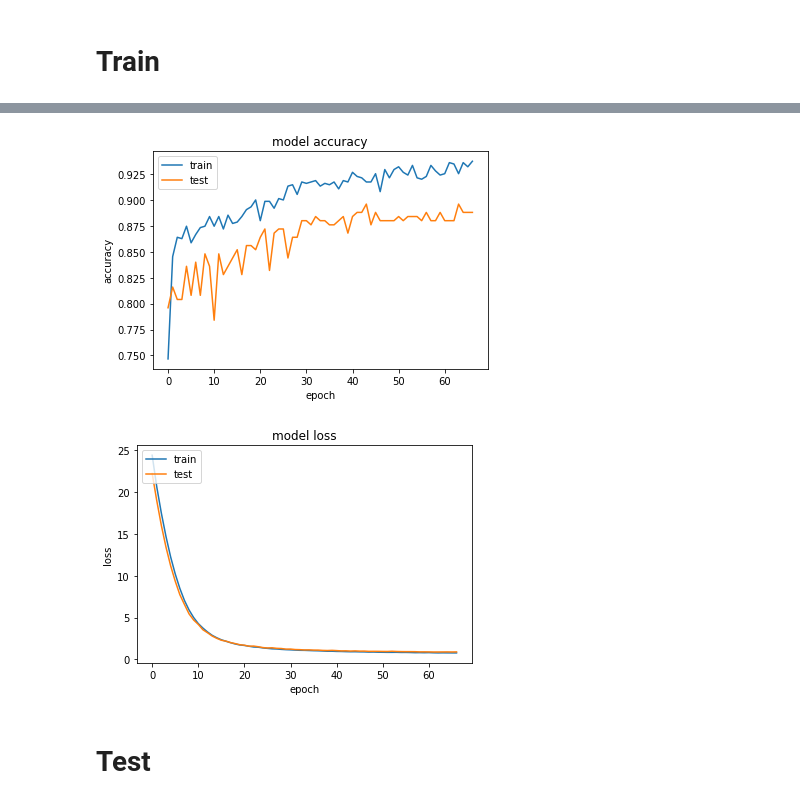
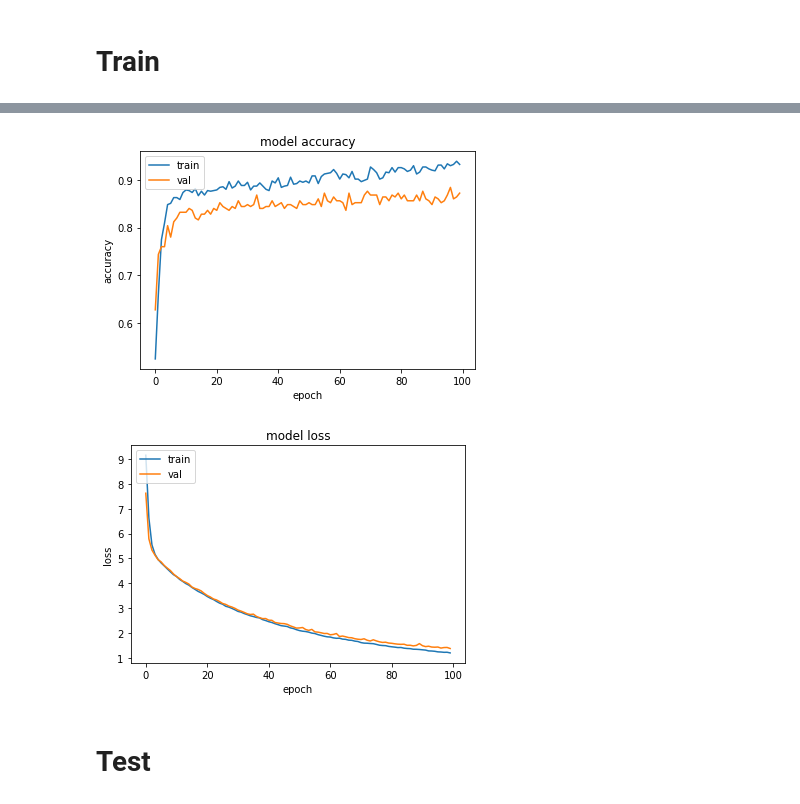
Before and after one commit to Tyred/TimeSeriesClassification, a Jupyter notebook: CNN.ipynb, the cells around one changed output, grey strips where cells are left out. Drawn from its saved outputs; the diff is of its cells as text; code cells hidden in the pictures.

Commit message:
Back to L2, using logits, increased batch size

```diff
--- a/CNN.ipynb
+++ b/CNN.ipynb
@@ -122,63 +136,63 @@ class CNN(tf.keras.Model):
     def __init__(self, num_classes): #, serie_length):
         super(CNN, self).__init__()
         self.conv_1  = Conv1D(  filters=32, #32
-                                kernel_size=3,
+                                kernel_size=10,
                                 padding='same',
                                 kernel_initializer="he_uniform",
-                                kernel_regularizer=keras.regularizers.l1(1e-4)
+                                kernel_regularizer=keras.regularizers.l2(1e-2)
                              )
 
         self.gn_1    = tfa.layers.GroupNormalization(32)
         #self.bn_1    = BatchNormalization()
-        self.act_1   = Activation('swish')
+        self.act_1   = Activation('relu')
         self.max_1   = MaxPooling1D(2)
 
         self.conv_2  = Conv1D(  filters=32, #32
-                                kernel_size=3,
+                                kernel_size=10,
                                 padding='same',
                                 kernel_initializer="he_uniform",
-                                kernel_regularizer=keras.regularizers.l1(1e-4)
+                                kernel_regularizer=keras.regularizers.l2(1e-2)
                              )
 
         self.gn_2    = tfa.layers.GroupNormalization(32)
         #self.bn_2    = BatchNormalization()
-        self.act_2   = Activation('swish')
+        self.act_2   = Activation('relu')
         self.max_2   = MaxPooling1D(2)
 
         self.conv_3  = Conv1D(  filters=64, #64
-                                kernel_size=3,
+                                kernel_size=5,
                                 padding='same',
                                 kernel_initializer="he_uniform",
-                                kernel_regularizer=keras.regularizers.l1(1e-4)
+                                kernel_regularizer=keras.regularizers.l2(1e-2)
                              )
 
         self.gn_3    = tfa.layers.GroupNormalization(32)
         #self.bn_3    = BatchNormalization()
-        self.act_3   = Activation('swish')
+        self.act_3   = Activation('relu')
         self.max_3   = MaxPooling1D(2)
 
         self.conv_4  = Conv1D(  filters=64, #128
                                 kernel_size=3,
                                 padding='same',
                                 kernel_initializer="he_uniform",
-                                kernel_regularizer=keras.regularizers.l1(1e-4)
+                                kernel_regularizer=keras.regularizers.l2(1e-2)
                              )
 
         self.gn_4    = tfa.layers.GroupNormalization(32)
         #self.bn_4    = BatchNormalization()
-        self.act_4   = Activation('swish')
+        self.act_4   = Activation('relu')
         self.max_4   = MaxPooling1D(2)
 
         self.flatten = Flatten()
 
-        self.dense_1 = Dense(128, activation='swish',
+        self.dense_1 = Dense(128, activation='relu',
                             kernel_initializer="he_uniform",
-                            kernel_regularizer=keras.regularizers.l1(1e-4)
+                            kernel_regularizer=keras.regularizers.l2(1e-2)
                             )
 
         self.drop_5  = dropout = Dropout(0.5)
 
-        self.clf     = Dense(num_classes, activation='softmax')
+        self.clf     = Dense(num_classes)#, activation='softmax')
 
     def call(self, inputs):
         x = self.conv_1(inputs)
@@ -254,14 +268,17 @@ my_callbacks = [
                                         filepath='best_model.h5',
                                         save_weights_only=True,
                                         monitor='val_loss'
-                                        )
+                                        ),
+        #keras.callbacks.ReduceLROnPlateau(monitor='val_accuracy',patience=5,
+        #                                  min_lr=1e-4, factor=0.1)
 ]
 
 cnn.compile(optimizer=keras.optimizers.Adam(learning_rate=lr_schedule),
-            loss='sparse_categorical_crossentropy',
+            loss=keras.losses.SparseCategoricalCrossentropy(from_logits=True),
+                                       #'sparse_categorical_crossentropy',
             metrics=['accuracy'])
 
-batch_size = 32
+batch_size = 128
 epochs = 100
 
 history = cnn.fit(train_data, train_labels,
@@ -291,23 +308,23 @@ Epoch 67/100
 # %%
 plt.plot(history.history['accuracy'])
 plt.plot(history.history['val_accuracy'])
 plt.title('model accuracy')
 plt.ylabel('accuracy')
 plt.xlabel('epoch')
-plt.legend(['train', 'test'], loc='upper left')
+plt.legend(['train', 'val'], loc='upper left')
 plt.show()
 # %% [output]
-[figure, old version]
+[figure, new version]
 # %%
 plt.plot(history.history['loss'])
 plt.plot(history.history['val_loss'])
 plt.title('model loss')
 plt.ylabel('loss')
 plt.xlabel('epoch')
-plt.legend(['train', 'test'], loc='upper left')
+plt.legend(['train', 'val'], loc='upper left')
 plt.show()
 # %% [output]
-[figure, old version]
+[figure, new version]
 # %% [markdown]
 # Test
 # %%
```
Also changed, not shown: parts of 9 cells of this notebook.
